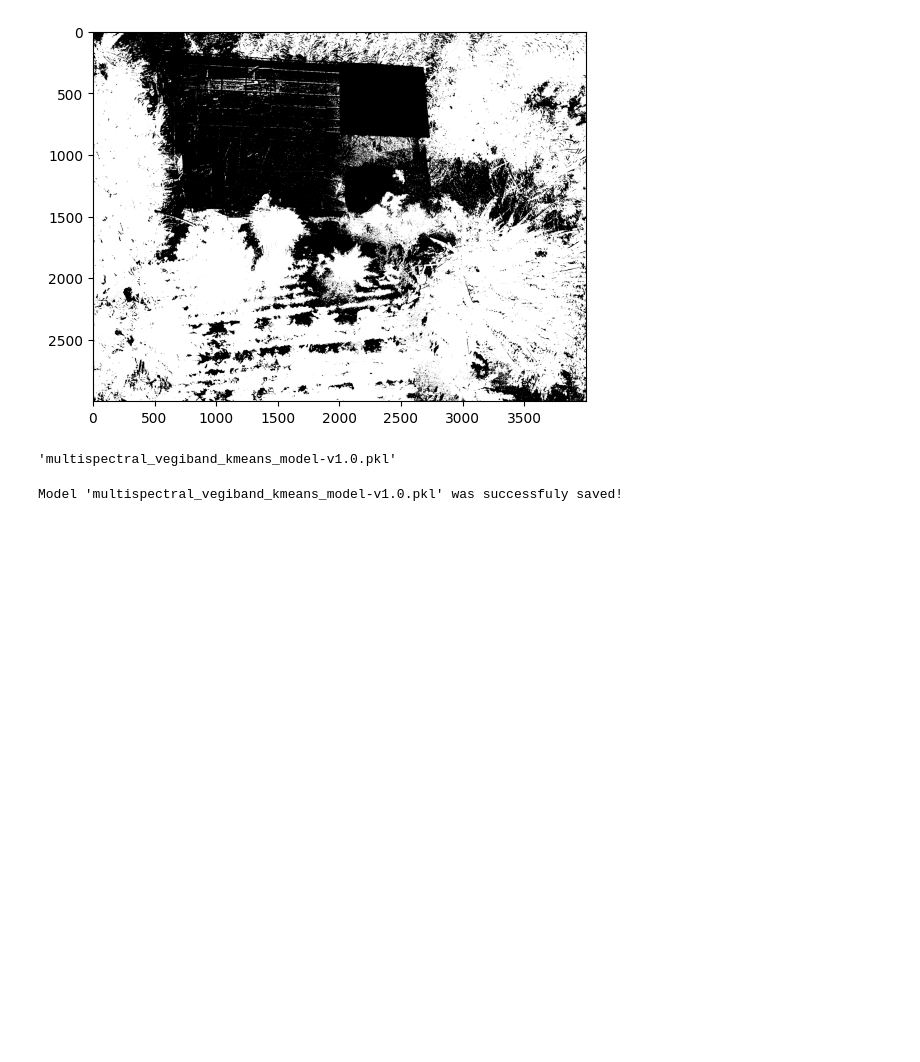
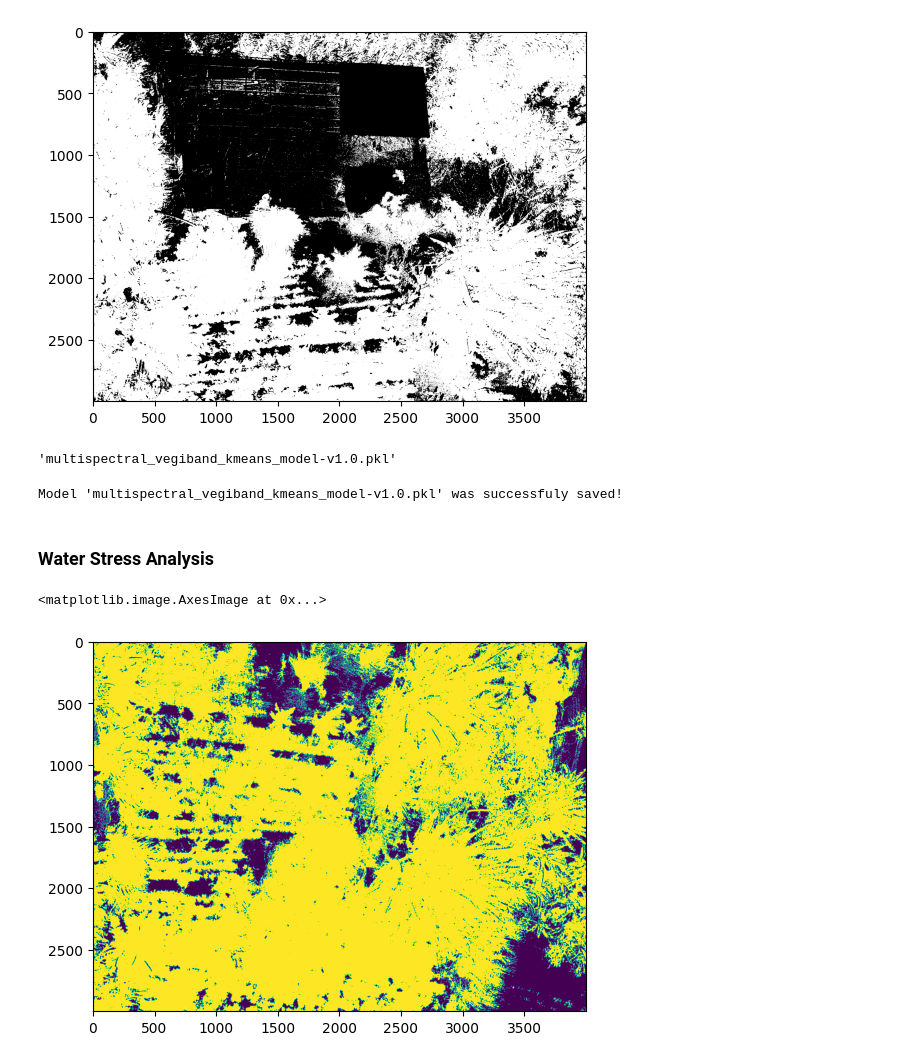
Before and after one commit to rs2lab/survey3-water-stress-detection, a Jupyter notebook: water_stress_detection.ipynb, the cells around one changed output. Drawn from its saved outputs; the diff is of its cells as text; code cells hidden in the pictures; blank space fills up the shorter version.

Commit message:
feat: apply cluster mask to gndvi and ndvi for analysis

```diff
--- a/water_stress_detection.ipynb
+++ b/water_stress_detection.ipynb
@@ -96,3 +96,17 @@ with open(model_full_name, 'wb') as file:
 if os.path.exists(model_full_name): print(f"Model {model_full_name!r} was successfuly saved!")
 # %% [output]
 Model 'multispectral_vegiband_kmeans_model-v1.0.pkl' was successfuly saved!
+# %% [markdown]
+### Water Stress Analysis
+# %%
+with open(model_full_name, 'rb') as file:
+    loaded_model = pickle.loads(file.read())
+# %%
+mim = multispectral_images[0]
+clusterized = clusterize_multispectral_image(loaded_model, mim)
+mask = clusterized.reshape((IMAGE_HEIGHT, IMAGE_WIDTH))
+mask = np.logical_not(mask).astype(np.int8)
+plt.imshow(mask)
+# %% [output]
+<matplotlib.image.AxesImage at 0x...>
+[figure, added]
```
Also changed, not shown: parts of 2 cells of this notebook.
